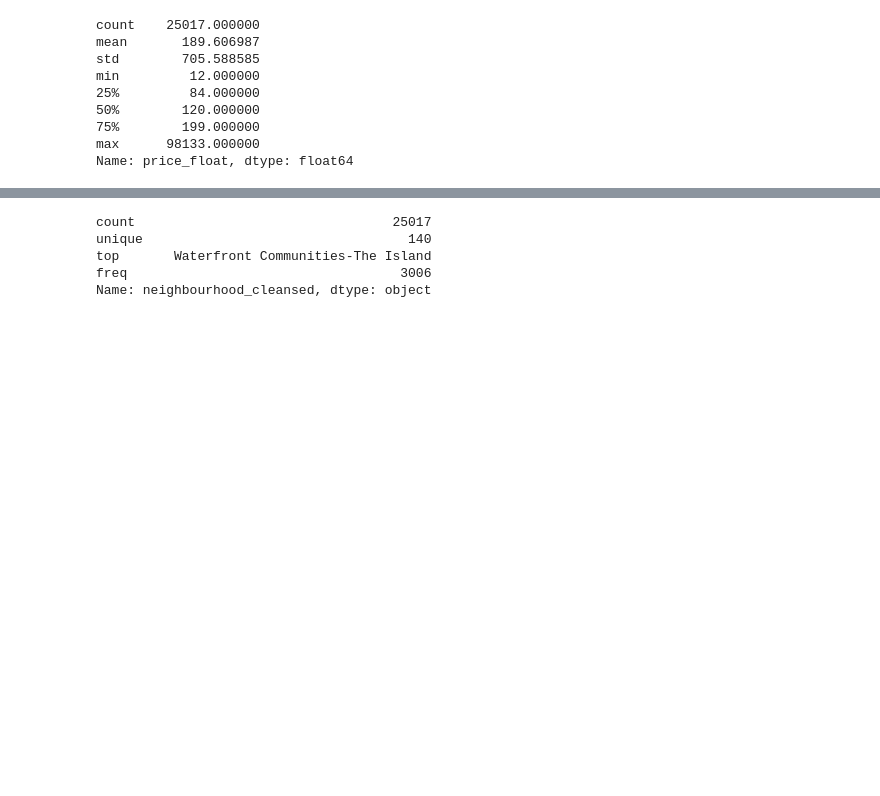
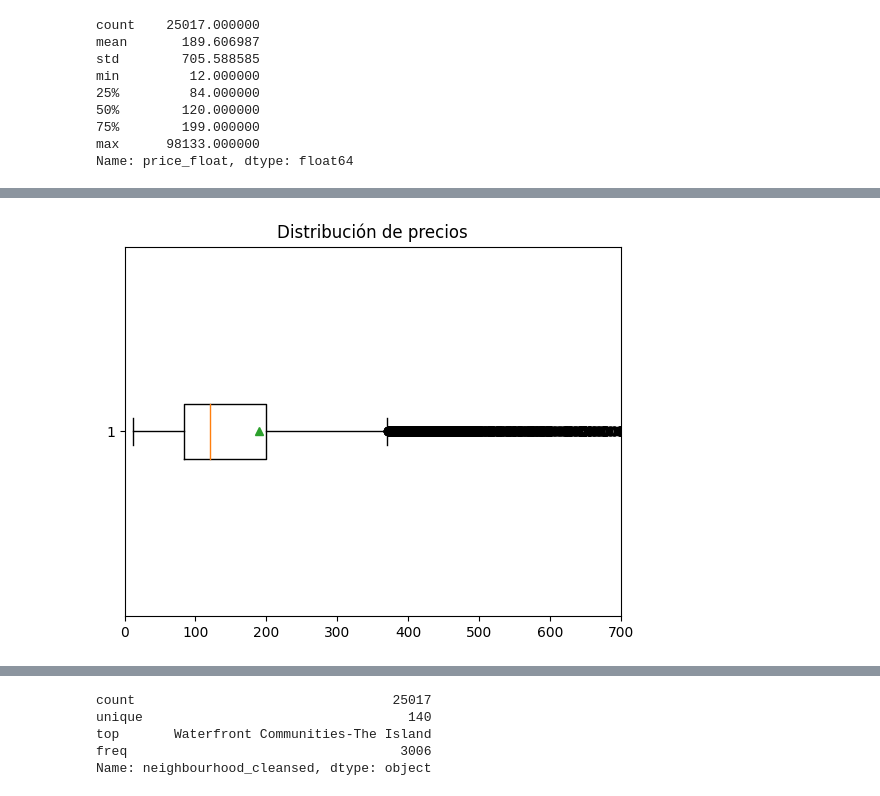
Before and after one commit to d-chacon/Ciencia_Datos_Taller_1, a Jupyter notebook: taller_1.ipynb, the cells around one changed output, grey strips where cells are left out. Saved outputs shown, nothing was run; the diff lists cells and outputs as text; code cells hidden in the pictures; blank space fills up the shorter version.

```diff
--- a/taller_1.ipynb
+++ b/taller_1.ipynb
@@ -113,3 +131,10 @@ Name: price_float, dtype: float64
+# %%
+plt.boxplot(listings_df["price_float"], showmeans=True, vert = False)
+plt.title("Distribución de precios")
+plt.xlim(0, 700)
+plt.show()
+# %% [output]
+[figure, added]
 # %% [markdown]
 
 *   Barrio:
```
Also changed, not shown: parts of 45 cells of this notebook.
